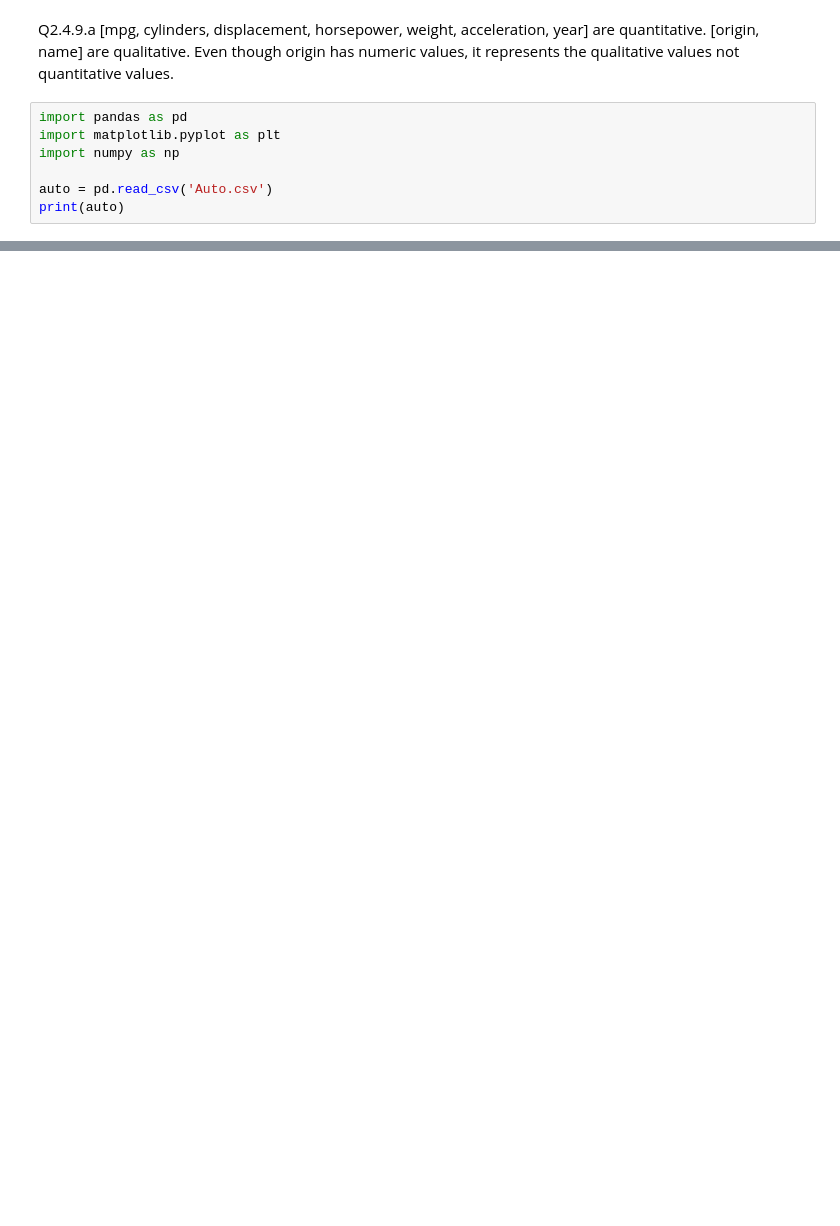
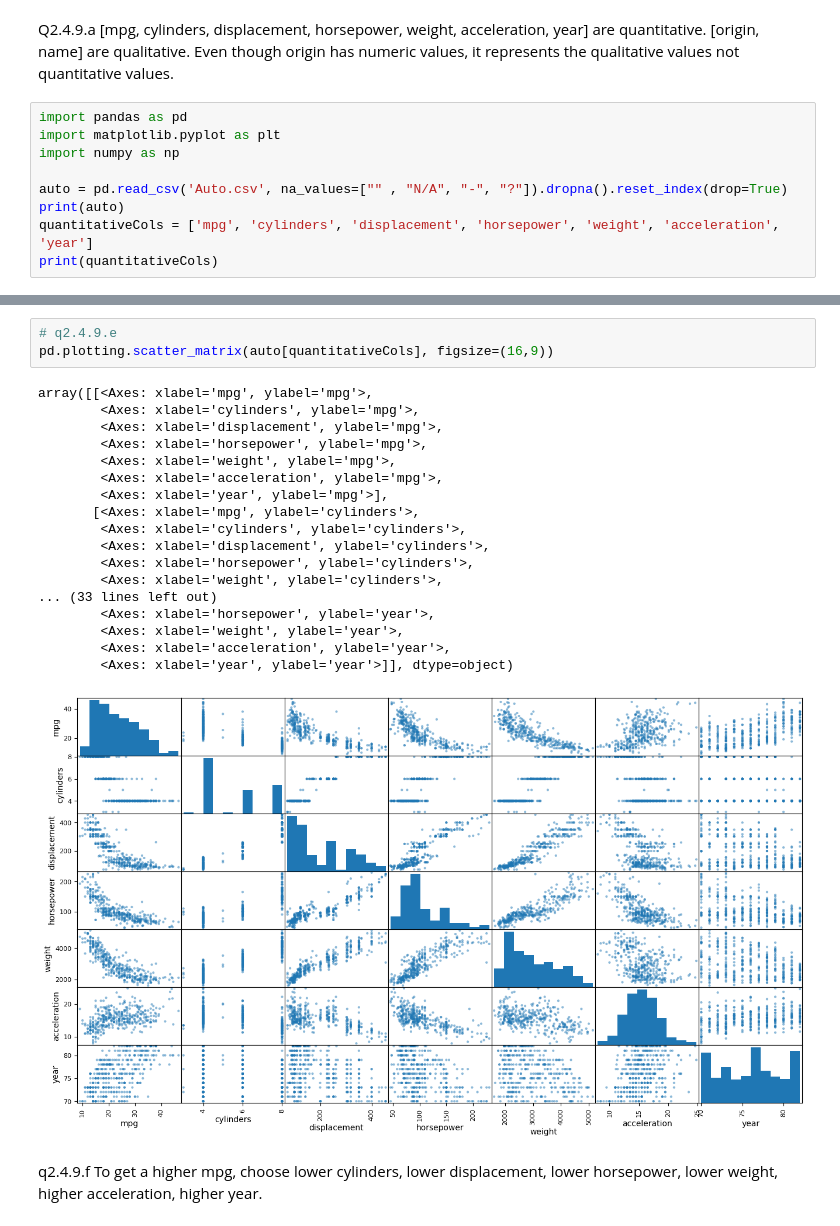
Before and after one commit to tinmanSimon/islpStudy, a Jupyter notebook: q2-4-9.ipynb, the cells around one changed output, grey strips where cells are left out. Saved outputs shown, nothing was run; the diff lists cells and outputs as text; blank space fills up the shorter version.

```diff
--- a/q2-4-9.ipynb
+++ b/q2-4-9.ipynb
@@ -7,6 +7,8 @@ import pandas as pd
 import matplotlib.pyplot as plt
 import numpy as np
 
-auto = pd.read_csv('Auto.csv')
+auto = pd.read_csv('Auto.csv', na_values=["" , "N/A", "-", "?"]).dropna().reset_index(drop=True)
 print(auto)
+quantitativeCols = ['mpg', 'cylinders', 'displacement', 'horsepower', 'weight', 'acceleration', 'year']
+print(quantitativeCols)
 # %% [output]
@@ -29,0 +69,25 @@ print(auto)
+# %%
+# q2.4.9.e
+pd.plotting.scatter_matrix(auto[quantitativeCols], figsize=(16,9))
+# %% [output]
+array([[<Axes: xlabel='mpg', ylabel='mpg'>,
+        <Axes: xlabel='cylinders', ylabel='mpg'>,
+        <Axes: xlabel='displacement', ylabel='mpg'>,
+        <Axes: xlabel='horsepower', ylabel='mpg'>,
+        <Axes: xlabel='weight', ylabel='mpg'>,
+        <Axes: xlabel='acceleration', ylabel='mpg'>,
+        <Axes: xlabel='year', ylabel='mpg'>],
+       [<Axes: xlabel='mpg', ylabel='cylinders'>,
+        <Axes: xlabel='cylinders', ylabel='cylinders'>,
+        <Axes: xlabel='displacement', ylabel='cylinders'>,
+        <Axes: xlabel='horsepower', ylabel='cylinders'>,
+        <Axes: xlabel='weight', ylabel='cylinders'>,
+... (33 lines left out)
+        <Axes: xlabel='horsepower', ylabel='year'>,
+        <Axes: xlabel='weight', ylabel='year'>,
+        <Axes: xlabel='acceleration', ylabel='year'>,
+        <Axes: xlabel='year', ylabel='year'>]], dtype=object)
+[figure, added]
+# %% [markdown]
+q2.4.9.f
+To get a higher mpg, choose lower cylinders, lower displacement, lower horsepower, lower weight, higher acceleration, higher year.
```
Also changed, not shown: parts of 4 cells of this notebook.
